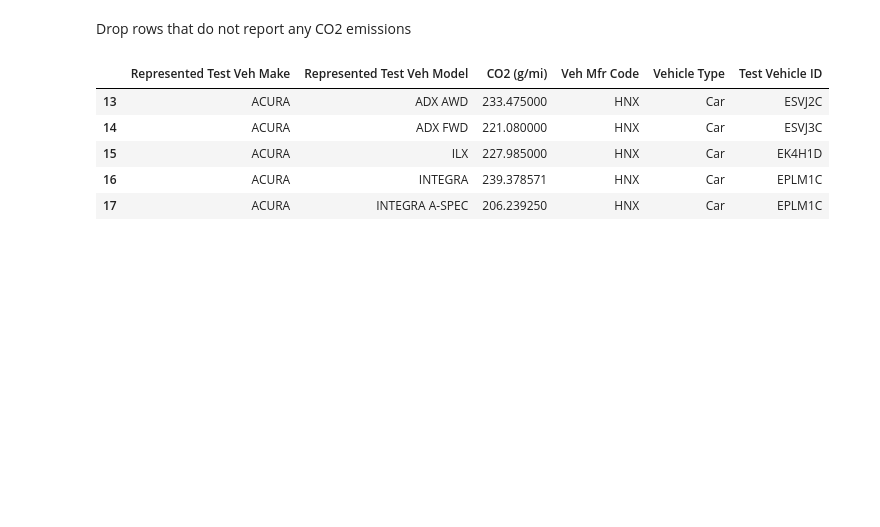
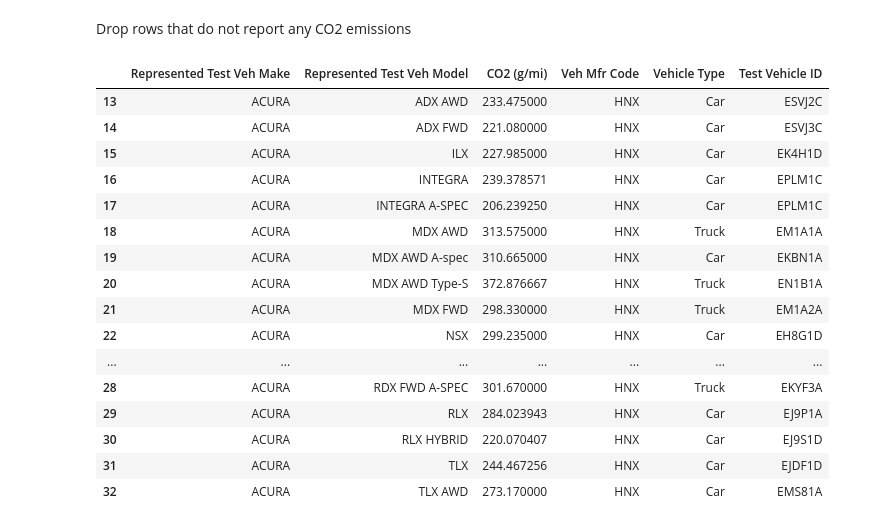
Before and after one commit to Lyquifyy/Senior-Project, a Jupyter notebook: EPA Data Cleaning/Scripts/Cleaning.ipynb, the cells around one changed output. Drawn from its saved outputs; the diff is of its cells as text; code cells hidden in the pictures; blank space fills up the shorter version.

```diff
--- a/EPA Data Cleaning/Scripts/Cleaning.ipynb
+++ b/EPA Data Cleaning/Scripts/Cleaning.ipynb
@@ -131,7 +119,9 @@ memory usage: 15.3+ MB
 # %% [markdown]
 Filter out unnecessary columns
 # %%
-columns_to_keep = ['Veh Mfr Code', 'Represented Test Veh Make', 'Represented Test Veh Model', 'Test Vehicle ID', 'Vehicle Type', 'Test Fuel Type Cd', 'Test Fuel Type Description', 'CO2 (g/mi)']
+columns_to_keep = ['Veh Mfr Code', 'Represented Test Veh Make', 'Represented Test Veh Model',
+                'Test Vehicle ID', 'Vehicle Type', 'Test Fuel Type Cd', 'Test Fuel Type Description',
+                 'CO2 (g/mi)']
 filtered_17to25 = merged_17to25[columns_to_keep]
 filtered_09to16 = merged_09to16[columns_to_keep]
 # %%
@@ -210,12 +211,23 @@ Drop rows that do not report any CO2 emissions
 clean_17to25 = avg_17to25.dropna(subset=['CO2 (g/mi)'])
 clean_09to16 = avg_09to16.dropna(subset=['CO2 (g/mi)'])
 # %%
-clean_17to25.head()
+clean_17to25.head(20)
 # %% [output]
 |  | Represented Test Veh Make | Represented Test Veh Model | CO2 (g/mi) | Veh Mfr Code | Vehicle Type | Test Vehicle ID |
 | 13 | ACURA | ADX AWD | 233.475000 | HNX | Car | ESVJ2C |
 | 14 | ACURA | ADX FWD | 221.080000 | HNX | Car | ESVJ3C |
 | 15 | ACURA | ILX | 227.985000 | HNX | Car | EK4H1D |
 | 16 | ACURA | INTEGRA | 239.378571 | HNX | Car | EPLM1C |
 | 17 | ACURA | INTEGRA A-SPEC | 206.239250 | HNX | Car | EPLM1C |
+| 18 | ACURA | MDX AWD | 313.575000 | HNX | Truck | EM1A1A |
+| 19 | ACURA | MDX AWD A-spec | 310.665000 | HNX | Car | EKBN1A |
+| 20 | ACURA | MDX AWD Type-S | 372.876667 | HNX | Truck | EN1B1A |
+| 21 | ACURA | MDX FWD | 298.330000 | HNX | Truck | EM1A2A |
+| 22 | ACURA | NSX | 299.235000 | HNX | Car | EH8G1D |
+| ... | ... | ... | ... | ... | ... | ... |
+| 28 | ACURA | RDX FWD A-SPEC | 301.670000 | HNX | Truck | EKYF3A |
+| 29 | ACURA | RLX | 284.023943 | HNX | Car | EJ9P1A |
+| 30 | ACURA | RLX HYBRID | 220.070407 | HNX | Car | EJ9S1D |
+| 31 | ACURA | TLX | 244.467256 | HNX | Car | EJDF1D |
+| 32 | ACURA | TLX AWD | 273.170000 | HNX | Car | EMS81A |
 # %%
```
Also changed, not shown: parts of 17 cells of this notebook, 5 other files.
